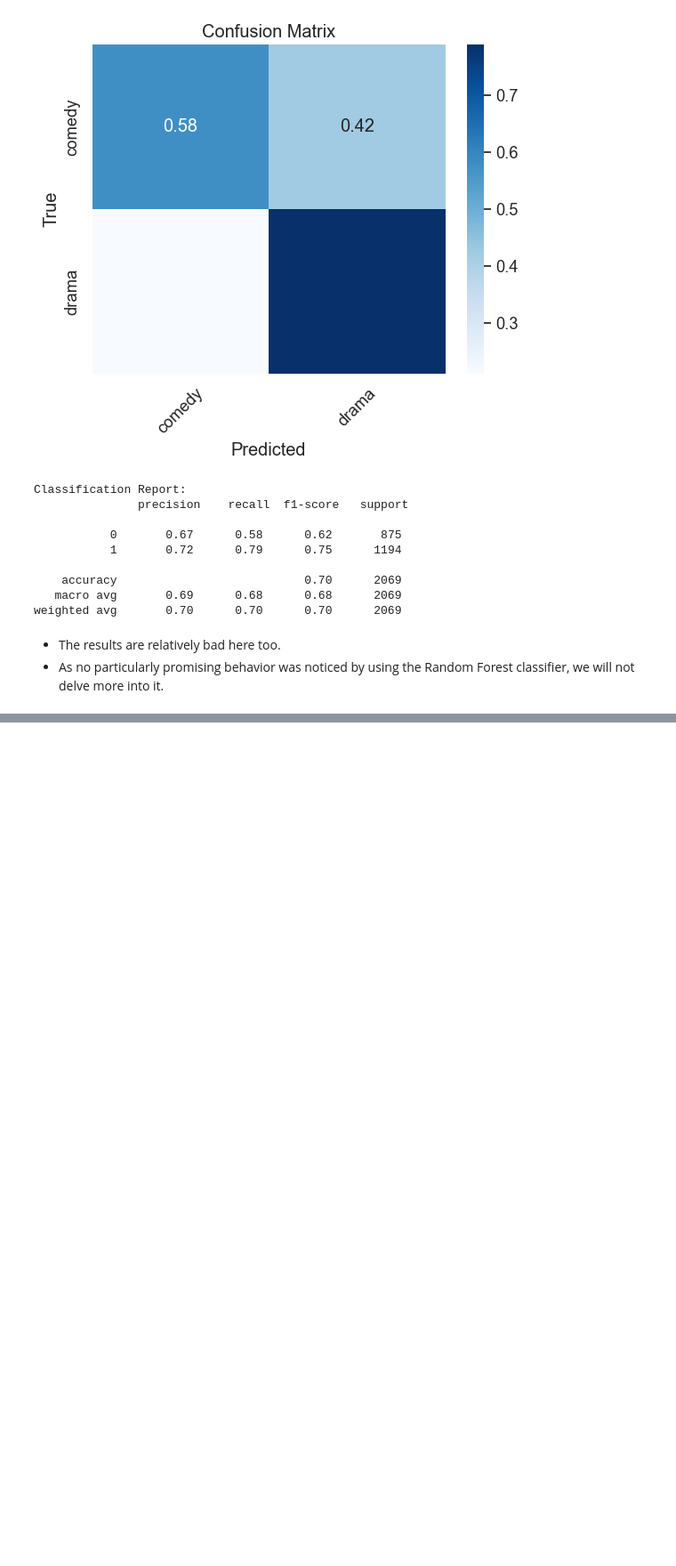
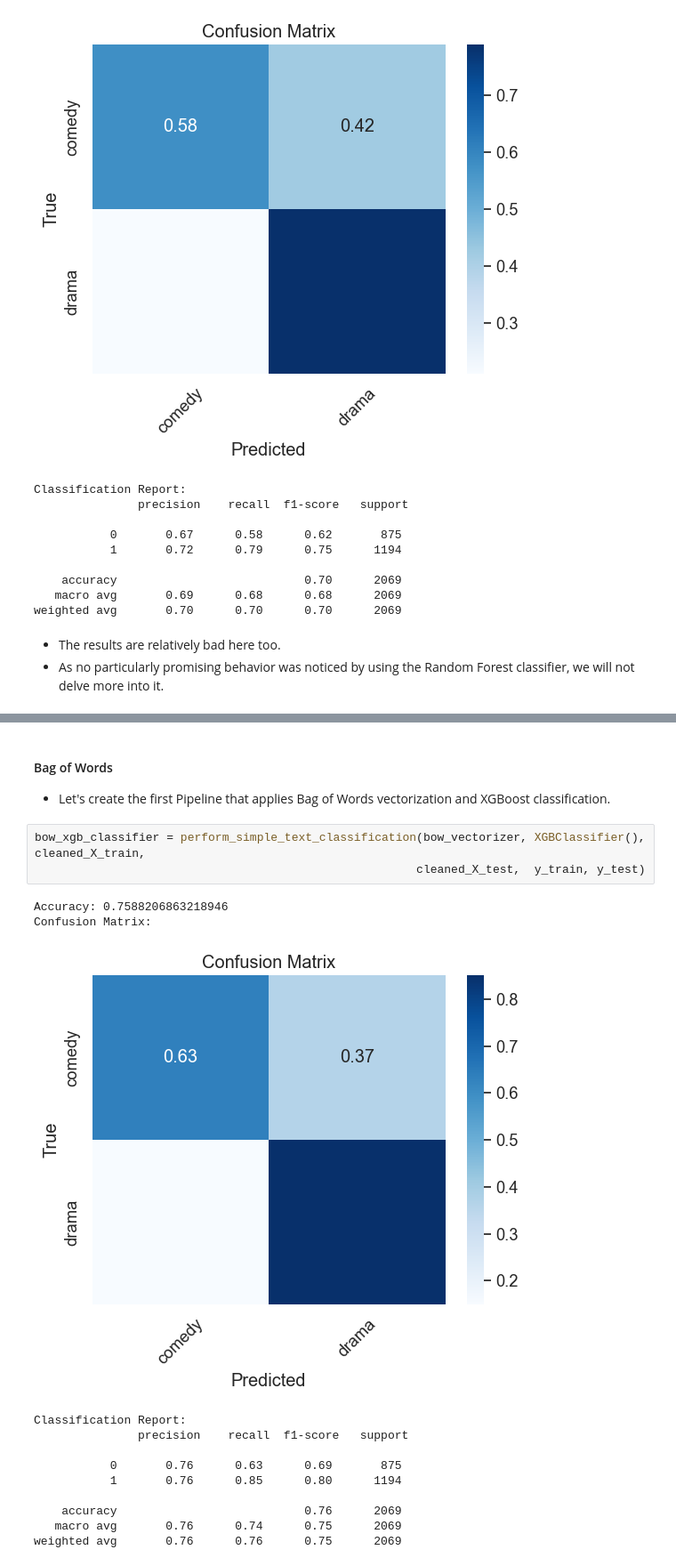
Before and after one commit to giorgossideris/movie_plots_nlp, a Jupyter notebook: genre_classification.ipynb, the cells around one changed output, grey strips where cells are left out. Shown: that part at 89% size. Cells and saved outputs as stored; diff of their text form; blank space fills up the shorter version.

Commit message:
Create XGBoost-based classification pipelines
No good results were achieved.

```diff
--- a/genre_classification.ipynb
+++ b/genre_classification.ipynb
@@ -795,0 +805,19 @@ weighted avg       0.70      0.70      0.70      2069
+# %% [markdown]
+#### Bag of Words
+* Let's create the first Pipeline that applies Bag of Words vectorization and XGBoost classification.
+# %%
+bow_xgb_classifier = perform_simple_text_classification(bow_vectorizer, XGBClassifier(), cleaned_X_train,
+                                                       cleaned_X_test,  y_train, y_test)
+# %% [output]
+Accuracy: 0.7588206863218946
+Confusion Matrix:
+[figure, added]
+Classification Report:
+               precision    recall  f1-score   support
+
+           0       0.76      0.63      0.69       875
+           1       0.76      0.85      0.80      1194
+
+    accuracy                           0.76      2069
+   macro avg       0.76      0.74      0.75      2069
+weighted avg       0.76      0.76      0.75      2069
```
Also changed, not shown: parts of 11 cells of this notebook, 1 other file.
